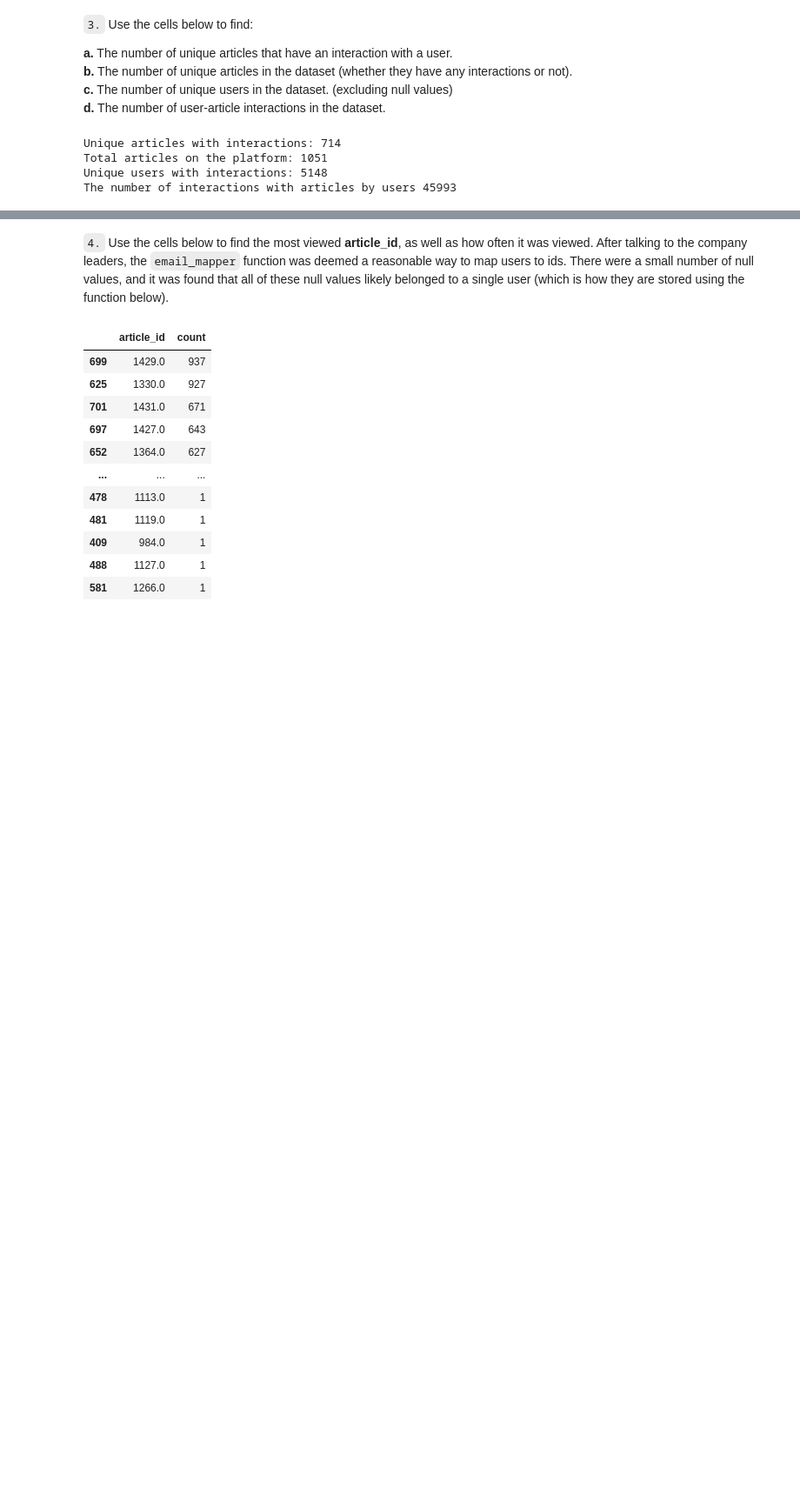
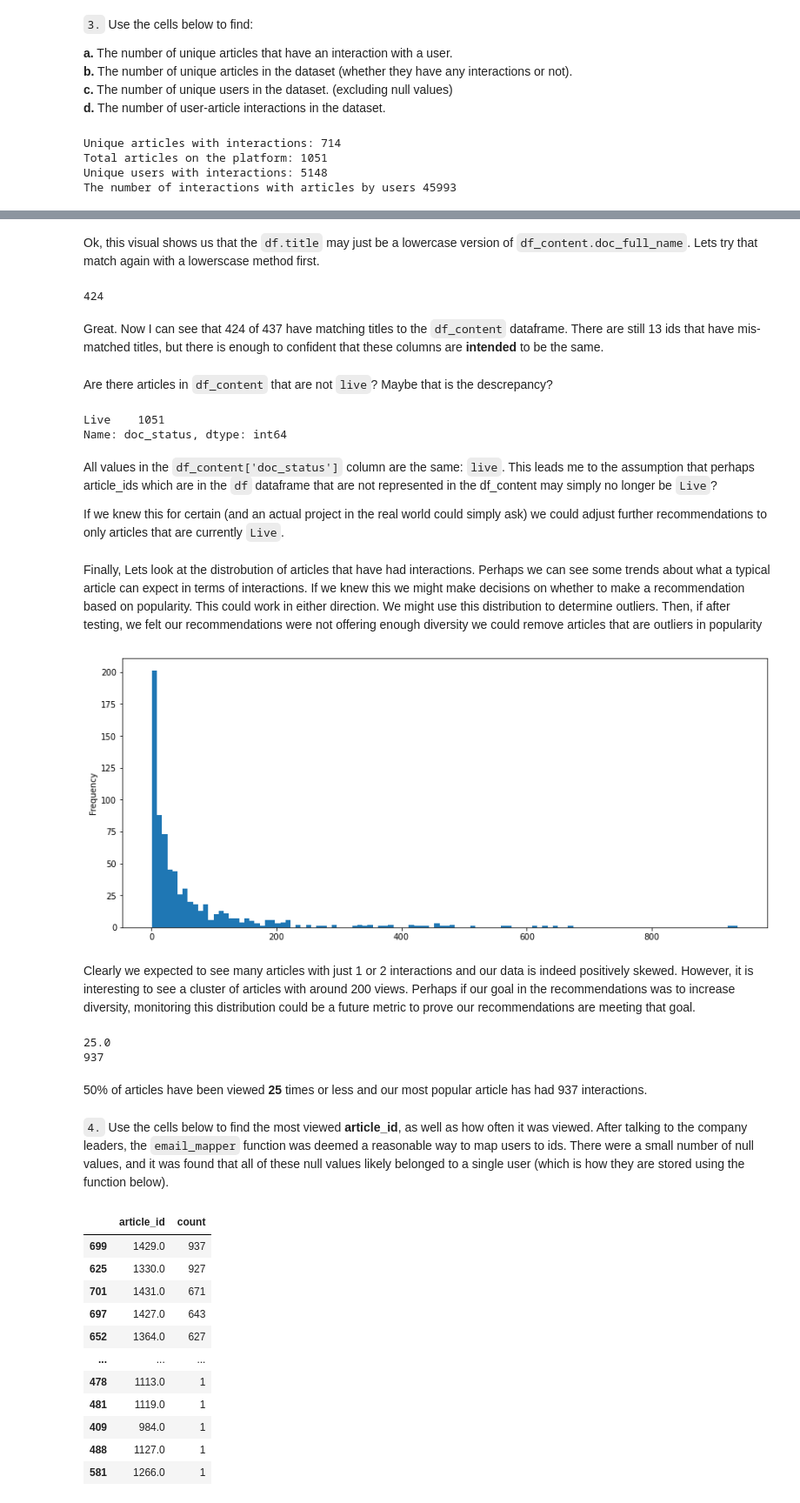
Before and after one commit to lewi0332/recommendations_with_ibm, a Jupyter notebook: Recommendations_with_IBM.ipynb, the cells around one changed output, grey strips where cells are left out. Shown at 87% size. Cells and saved outputs as stored; diff of their text form; code cells hidden in the pictures; blank space fills up the shorter version.

```diff
--- a/Recommendations_with_IBM.ipynb
+++ b/Recommendations_with_IBM.ipynb
@@ -147 +189,39 @@ The number of interactions with articles by users 45993
+# %% [markdown]
+Ok, this visual shows us that the `df.title` may just be a lowercase version of `df_content.doc_full_name`.  Lets try that match again with a lowerscase method first.
+# %%
+pd.Series(df_content.doc_full_name.str.lower().unique()).isin(df.title.unique()).sum()
+# %% [output]
+424
+# %% [markdown]
+Great. Now I can see that 424 of 437 have matching titles to the `df_content` dataframe. There are still 13 ids that have mis-matched titles, but there is enough to confident that these columns are **intended** to be the same.
+# %% [markdown]
+Are there articles in `df_content` that are not `live`?  Maybe that is the descrepancy?
+# %%
+df_content.doc_status.value_counts()
+# %% [output]
+Live    1051
+Name: doc_status, dtype: int64
+# %% [markdown]
+All values in the `df_content['doc_status']` column are the same: `live`.  This leads me to the assumption that perhaps article_ids which are in the `df` dataframe that are not represented in the df_content may simply no longer be `Live`?
+
+If we knew this for certain (and an actual project in the real world could simply ask) we could adjust further recommendations to only articles that are currently `Live`.
+# %% [markdown]
+Finally, Lets look at the distrobution of articles that have had interactions. Perhaps we can see some trends about what a typical article can expect in terms of interactions. If we knew this we might make decisions on whether to make a recommendation based on popularity. This could work in either direction. We might use this distribution to determine outliers. Then, if after testing, we felt our recommendations were not offering enough diversity we could remove articles that are outliers in popularity
+# %%
+# Distrobution of article interactions
+agg_ = df.groupby('article_id', as_index=False)['title'].count()
+agg_.rename({'title':'count'}, axis=1, inplace=True)
+agg_['count'].plot.hist(figsize=(14,6),bins=agg['count'].nunique());
+# %% [output]
+[figure, added]
+# %% [markdown]
+Clearly we expected to see many articles with just 1 or 2 interactions and our data is indeed positively skewed. However, it is interesting to see a cluster of articles with around 200 views. Perhaps if our goal in the recommendations was to increase diversity, monitoring this distribution could be a future metric to prove our recommendations are meeting that goal.
+# %%
+print(agg_['count'].quantile(.5))
+print(agg_['count'].max())
+# %% [output]
+25.0
+937
+# %% [markdown]
+50% of articles have been viewed **25** times or less and our most popular article has had 937 interactions.
 # %%
```
Also changed, not shown: parts of 36 cells of this notebook, 1 other file.
